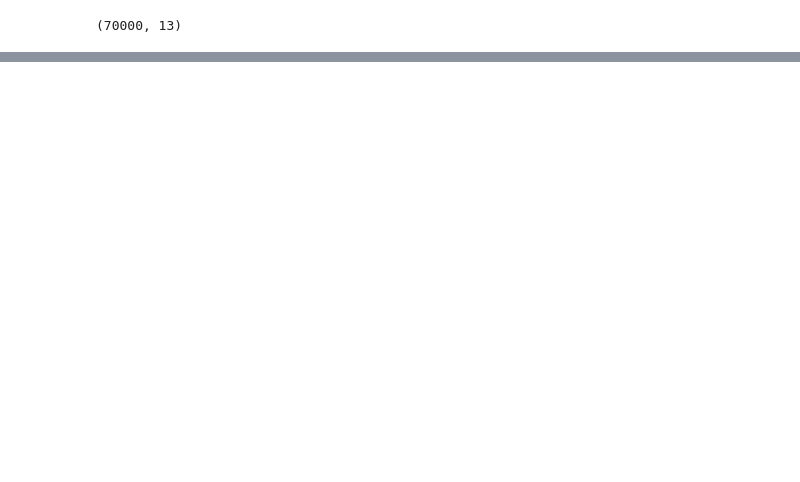
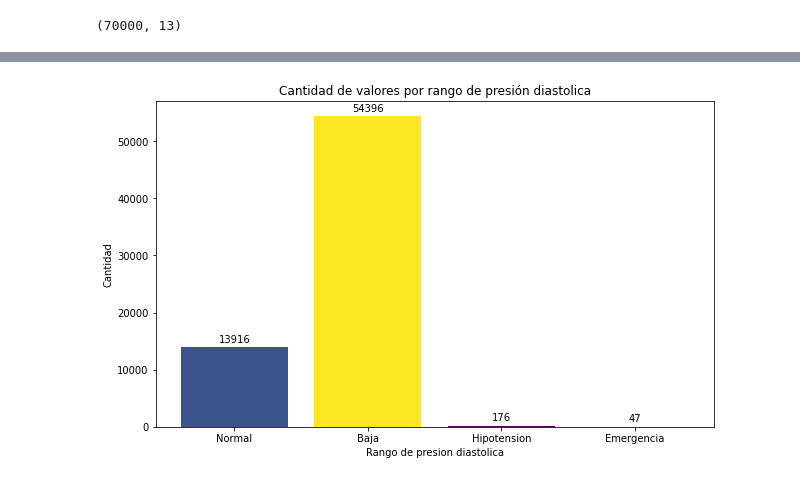
Before and after one commit to AnaLuna464/P.M3v1, a Jupyter notebook: cardio_train.ipynb, the cells around one changed output, grey strips where cells are left out. Cells and saved outputs as stored; diff of their text form; code cells hidden in the pictures; blank space fills up the shorter version.

```diff
--- a/cardio_train.ipynb
+++ b/cardio_train.ipynb
@@ -92,0 +204,21 @@ data.shape
+# %%
+# Contar los valores por rango
+systolic_counts = systolic_range.value_counts().sort_index()
+
+# Crear un colormap basado en los valores contados
+cmap = plt.get_cmap('viridis')
+norm = plt.Normalize(systolic_counts.min(), systolic_counts.max())
+colors = [cmap(norm(value)) for value in systolic_counts]
+
+# Graficar usando bar plot
+plt.figure(figsize=(11, 7))
+plt.bar(systolic_counts.index, systolic_counts.values, color=colors)
+plt.xlabel('Rango de presion sistolica')
+plt.ylabel('Cantidad')
+plt.title('Cantidad de valores por rango de presión sistólica')
+
+# Poner las etiquetas de los rangos en la grafica junto con su valor numerico
+for i, value in enumerate(systolic_counts.values):
+    plt.text(i, value + 500, str(value), ha='center', va='bottom')
+
+plt.show()
@@ -92,0 +227,26 @@ data.shape
+# %%
+# Agrupar los datos de la columna diastolica en rangos de 10
+diastolic_range = data['diastolic'] = pd.cut(data['diastolic'], bins = [0,80,117,130,150], labels = ['Normal', 'Baja', 'Hipotension', 'Emergencia'], right = False)
+# %%
+# Contar los valores por rango
+diastolic_counts = diastolic_range.value_counts().sort_index()
+
+# Crear un colormap basado en los valores contados
+cmap = plt.get_cmap('viridis')
+norm = plt.Normalize(diastolic_counts.min(), diastolic_counts.max())
+colors = [cmap(norm(value)) for value in diastolic_counts]
+
+# Graficar usando bar plot
+plt.figure(figsize=(10, 6))
+plt.bar(diastolic_counts.index, diastolic_counts.values, color=colors)
+plt.xlabel('Rango de presion diastolica')
+plt.ylabel('Cantidad')
+plt.title('Cantidad de valores por rango de presión diastolica')
+
+# Poner las etiquetas de los rangos en la grafica junto con su valor numerico
+for i, value in enumerate(diastolic_counts.values):
+    plt.text(i, value + 500, str(value), ha='center', va='bottom')
+
+plt.show()
+# %% [output]
+[figure, added]
```
Also changed, not shown: parts of 22 cells of this notebook.
